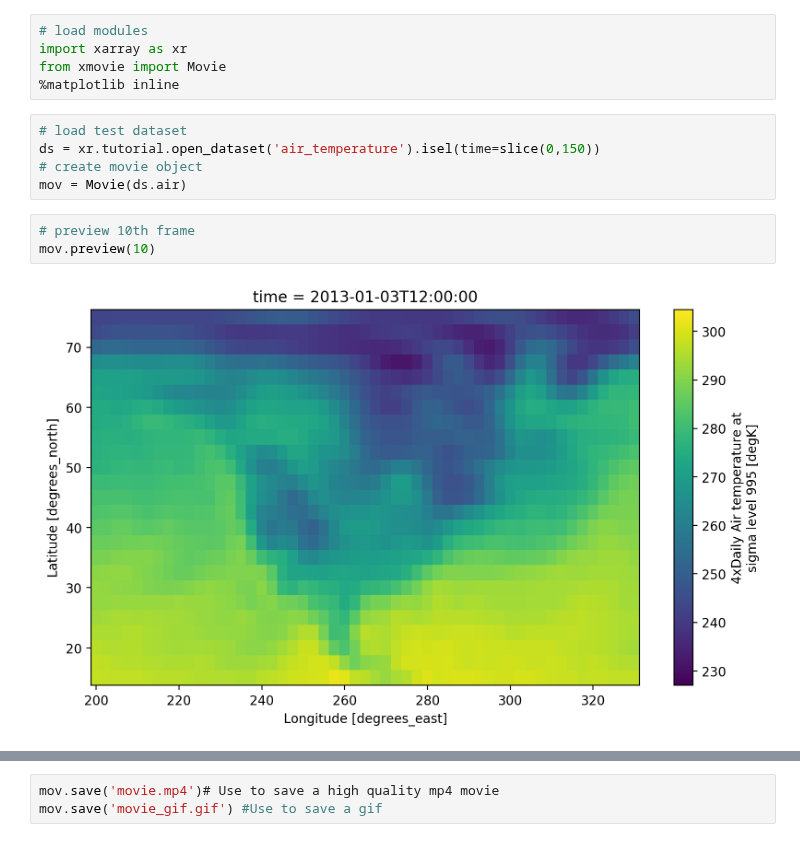
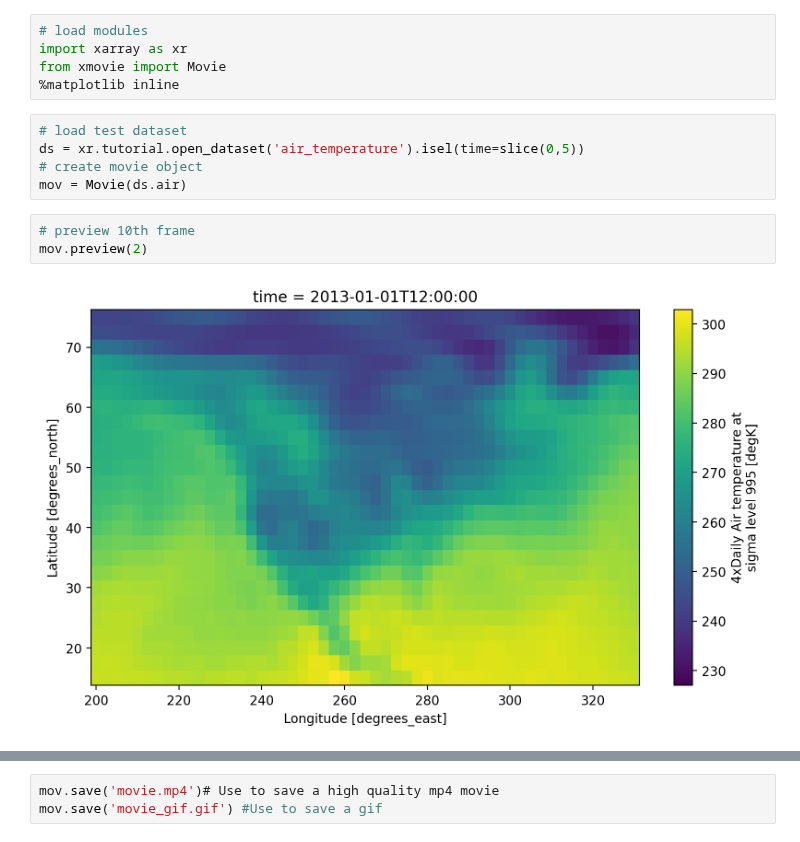
Before and after one commit to jbusecke/xmovie, a Jupyter notebook: First_Steps.ipynb, the cells around one changed output, grey strips where cells are left out. Saved outputs shown, nothing was run; the diff lists cells and outputs as text.

```diff
--- a/First_Steps.ipynb
+++ b/First_Steps.ipynb
@@ -7,12 +7,12 @@ from xmovie import Movie
 %matplotlib inline
 # %%
 # load test dataset
-ds = xr.tutorial.open_dataset('air_temperature').isel(time=slice(0,150))
+ds = xr.tutorial.open_dataset('air_temperature').isel(time=slice(0,5))
 # create movie object
 mov = Movie(ds.air)
 # %%
 # preview 10th frame
-mov.preview(10)
+mov.preview(2)
 # %% [output]
-[figure, old version]
+[figure, new version]
 # %%
```
Also changed, not shown: parts of 10 cells of this notebook.
